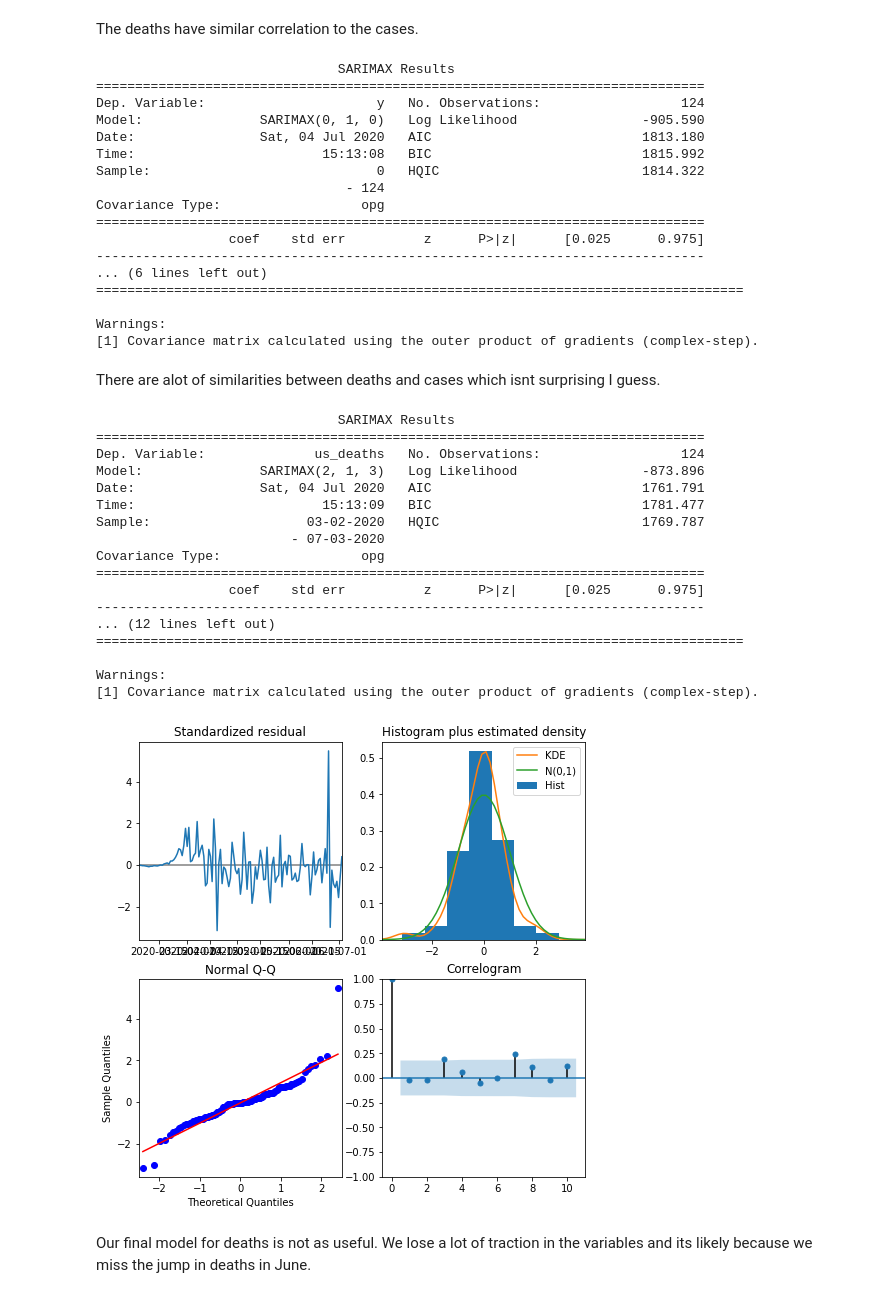
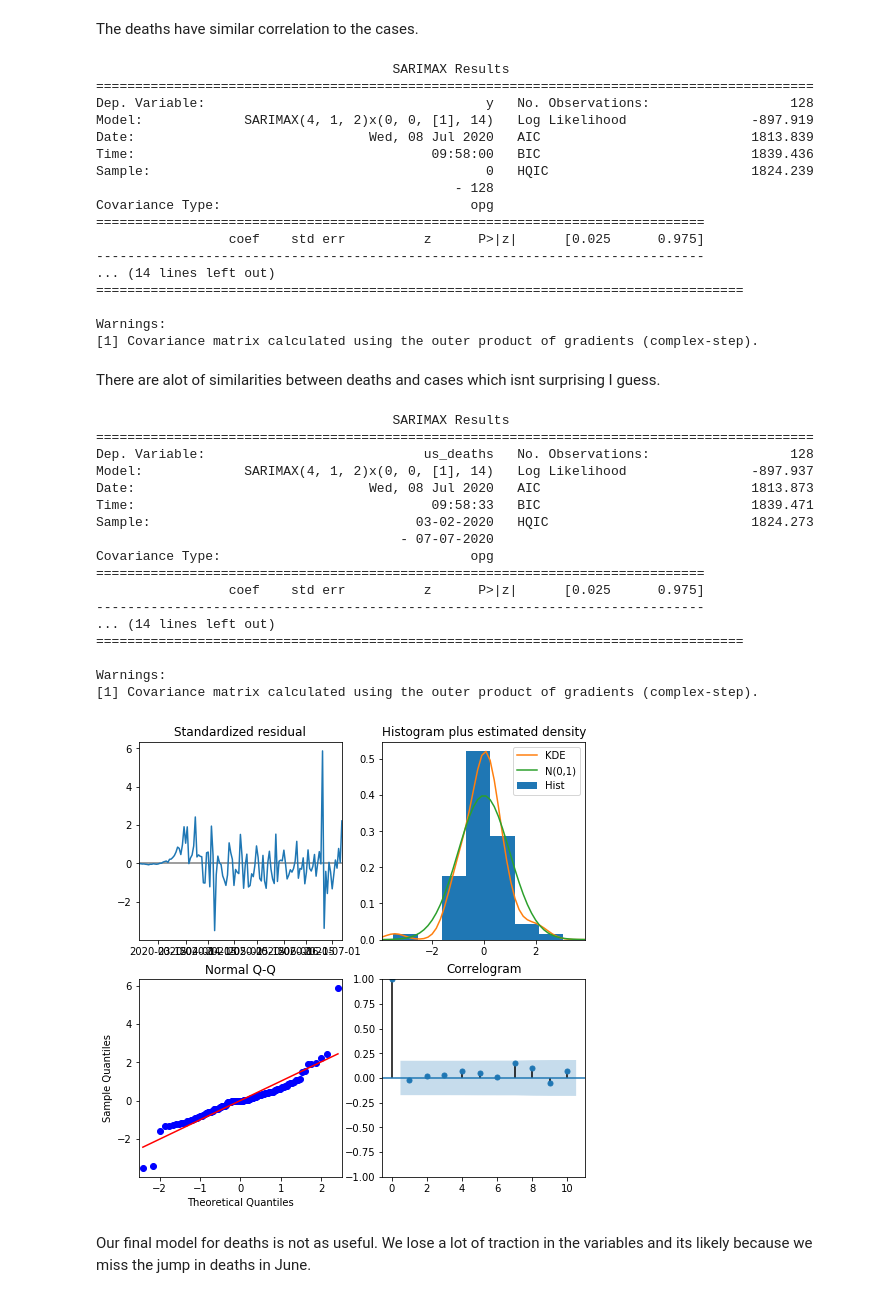
Before and after one commit to dex314/Covid_Tracking, a Jupyter notebook: Covid Tracking of New Cases and Deaths.ipynb, the cells around one changed output. Cells and saved outputs as stored; diff of their text form; code cells hidden in the pictures.

```diff
--- a/Covid Tracking of New Cases and Deaths.ipynb
+++ b/Covid Tracking of New Cases and Deaths.ipynb
@@ -374,22 +373,22 @@ sma.tsa.graphics.plot_pacf(yd);
 The deaths have similar correlation to the cases.
 # %%
 ## were making a few adjustments here
-arimad = pmd.auto_arima(y=yd, max_p=24, max_d=1, max_q=24, seasonal = True, out_of_sample_size=21)
+arimad = pmd.auto_arima(y=yd, max_p=24, max_d=1, max_q=24, seasonal = True, m=14, out_of_sample_size=7)
 print(arimad.summary())
 # %% [output]
-                               SARIMAX Results
-==============================================================================
-Dep. Variable:                      y   No. Observations:                  124
-Model:               SARIMAX(0, 1, 0)   Log Likelihood                -905.590
-Date:                Sat, 04 Jul 2020   AIC                           1813.180
-Time:                        15:13:08   BIC                           1815.992
-Sample:                             0   HQIC                          1814.322
-                                - 124
-Covariance Type:                  opg
+                                      SARIMAX Results
+============================================================================================
+Dep. Variable:                                    y   No. Observations:                  128
+Model:             SARIMAX(4, 1, 2)x(0, 0, [1], 14)   Log Likelihood                -897.919
+Date:                              Wed, 08 Jul 2020   AIC                           1813.839
+Time:                                      09:58:00   BIC                           1839.436
+Sample:                                           0   HQIC                          1824.239
+                                              - 128
+Covariance Type:                                opg
 ==============================================================================
                  coef    std err          z      P>|z|      [0.025      0.975]
 ------------------------------------------------------------------------------
-... (6 lines left out)
+... (14 lines left out)
 ===================================================================================
 
 Warnings:
@@ -397,29 +396,29 @@ Warnings:
 # %% [markdown]
 There are alot of similarities between deaths and cases which isnt surprising I guess.
 # %%
-modd = sma.tsa.SARIMAX(endog=yd, order=(2,1,3), trend='c')
+modd = sma.tsa.SARIMAX(endog=yd, order=(4,1,2), seasonal_order=(0,0,1,14), trend='c')
 fitd = modd.fit()
 print(fitd.summary())
 fitd.plot_diagnostics(figsize=(8,8));
 # %% [output]
-                               SARIMAX Results
-==============================================================================
-Dep. Variable:              us_deaths   No. Observations:                  124
-Model:               SARIMAX(2, 1, 3)   Log Likelihood                -873.896
-Date:                Sat, 04 Jul 2020   AIC                           1761.791
-Time:                        15:13:09   BIC                           1781.477
-Sample:                    03-02-2020   HQIC                          1769.787
-                         - 07-03-2020
-Covariance Type:                  opg
+                                      SARIMAX Results
+============================================================================================
+Dep. Variable:                            us_deaths   No. Observations:                  128
+Model:             SARIMAX(4, 1, 2)x(0, 0, [1], 14)   Log Likelihood                -897.937
+Date:                              Wed, 08 Jul 2020   AIC                           1813.873
+Time:                                      09:58:33   BIC                           1839.471
+Sample:                                  03-02-2020   HQIC                          1824.273
+                                       - 07-07-2020
+Covariance Type:                                opg
 ==============================================================================
                  coef    std err          z      P>|z|      [0.025      0.975]
 ------------------------------------------------------------------------------
-... (12 lines left out)
+... (14 lines left out)
 ===================================================================================
 
 Warnings:
 [1] Covariance matrix calculated using the outer product of gradients (complex-step).
-[figure, old version]
+[figure, new version]
 # %% [markdown]
 Our final model for deaths is not as useful. We lose a lot of traction in the variables and its likely because we miss the jump in deaths in June.
 # %%
```
Also changed, not shown: parts of 27 cells of this notebook, 9 other files.
